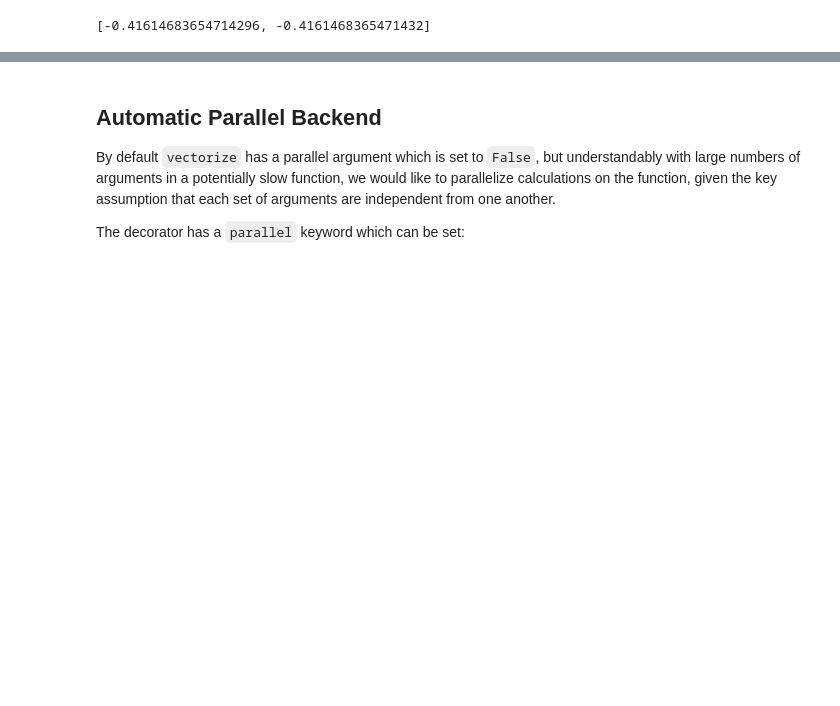
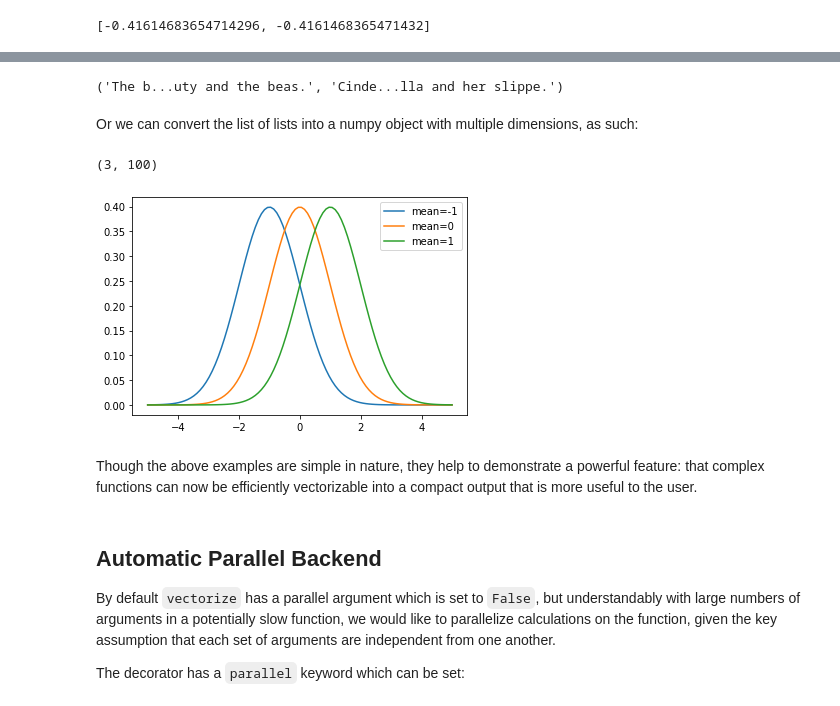
Before and after one commit to gregparkes/turbopanda, a Jupyter notebook: examples/vectorizer.ipynb, the cells around one changed output, grey strips where cells are left out. Drawn from its saved outputs; the diff is of its cells as text; code cells hidden in the pictures; blank space fills up the shorter version.

```diff
--- a/examples/vectorizer.ipynb
+++ b/examples/vectorizer.ipynb
@@ -112,3 +124,26 @@ g(x=2., y=np.pi, z=Vec(3., 4.))
+# %%
+h(Vec("The beauty and the beast", "Cinderella and her slipper"), 5, 7, -1)
+# %% [output]
+('The b...uty and the beas.', 'Cinde...lla and her slippe.')
+# %% [markdown]
+Or we can convert the list of lists into a numpy object with multiple dimensions, as such:
+# %%
+@turb.vectorize(return_as="numpy")
+def gauss_pdf(x, m, sd):
+    return 1. / (sd * np.sqrt(2*np.pi)) * np.exp(-.5 * ((x-m) / sd)**2)
+# %%
+x_d = np.linspace(-5, 5, 100)
+pdfs = gauss_pdf(x_d, m=Vec(-1., 0., 1.), sd=1.)
+print(pdfs.shape)
+for i in range(pdfs.shape[0]):
+    plt.plot(x_d, pdfs[i, :], label="mean=%i" % (i - 1))
+plt.legend()
+plt.show()
+# %% [output]
+(3, 100)
+[figure, added]
+# %% [markdown]
+Though the above examples are simple in nature, they help to demonstrate a powerful feature: that complex functions can now be efficiently vectorizable into a compact output that is more useful to the user.
 # %% [markdown]
 ## Automatic Parallel Backend
 
```
Also changed, not shown: parts of 13 cells of this notebook, 23 other files.
